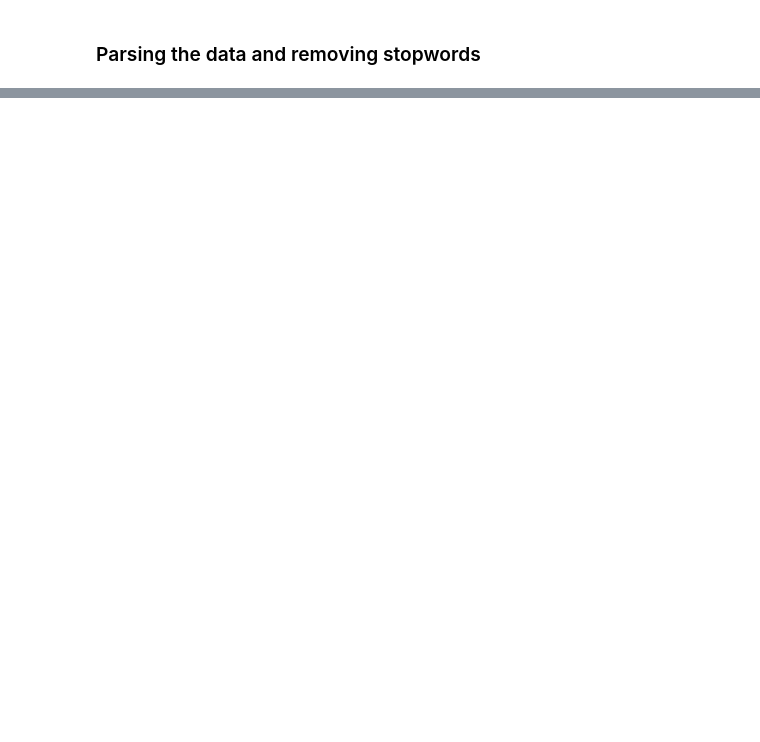
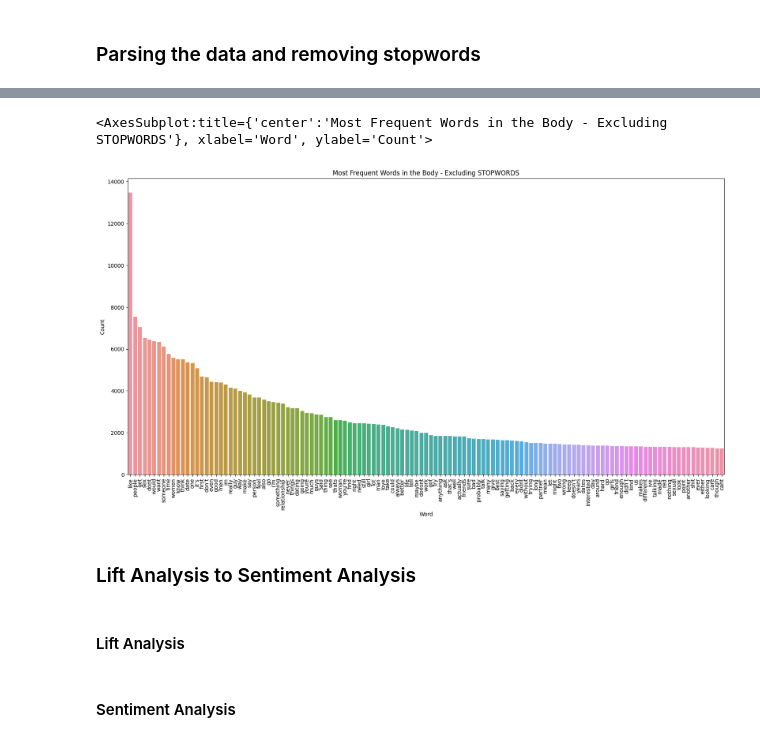
Before and after one commit to SaianshR/rizz-buzz, a Jupyter notebook: sentimentanalysis.ipynb, the cells around one changed output, grey strips where cells are left out. Drawn from its saved outputs; the diff is of its cells as text; code cells hidden in the pictures; blank space fills up the shorter version.

Commit message:
sentiment v2

```diff
--- a/sentimentanalysis.ipynb
+++ b/sentimentanalysis.ipynb
@@ -115,0 +93,9 @@ rf.plot_word_frequency(corpus_comments_NoStop, corpus_name="Comments")
+# %%
+rf.plot_word_frequency(corpus_cleaned_title_body_noStop, corpus_name="Body")
+# %% [output]
+<AxesSubplot:title={'center':'Most Frequent Words in the Body - Excluding STOPWORDS'}, xlabel='Word', ylabel='Count'>
+[figure, added]
+# %% [markdown]
+### Lift Analysis to Sentiment Analysis
+# %% [markdown]
+#### Lift Analysis
@@ -115,0 +113,2 @@ rf.plot_word_frequency(corpus_comments_NoStop, corpus_name="Comments")
+# %% [markdown]
+#### Sentiment Analysis
```
Also changed, not shown: parts of 23 cells of this notebook.
